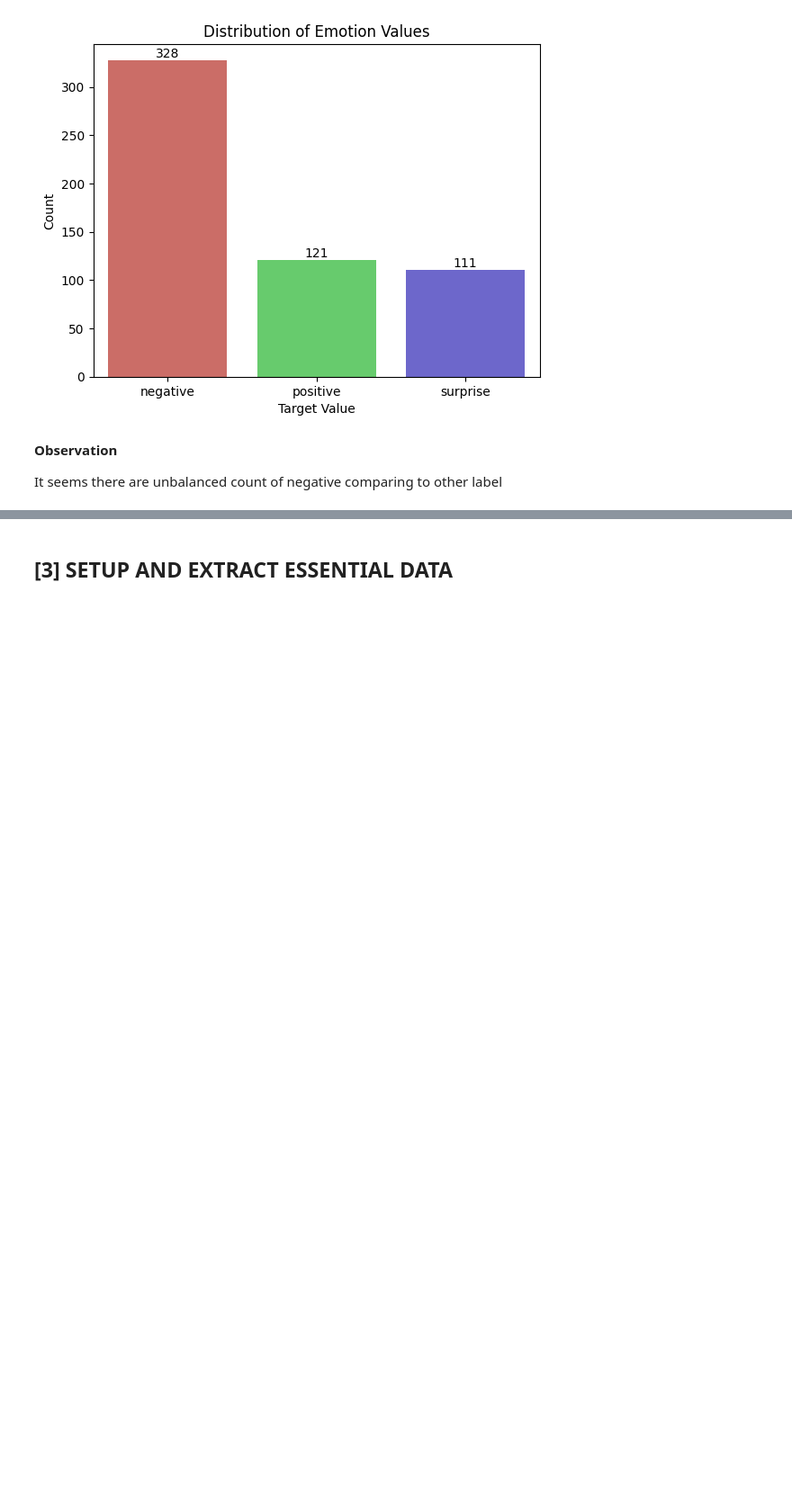
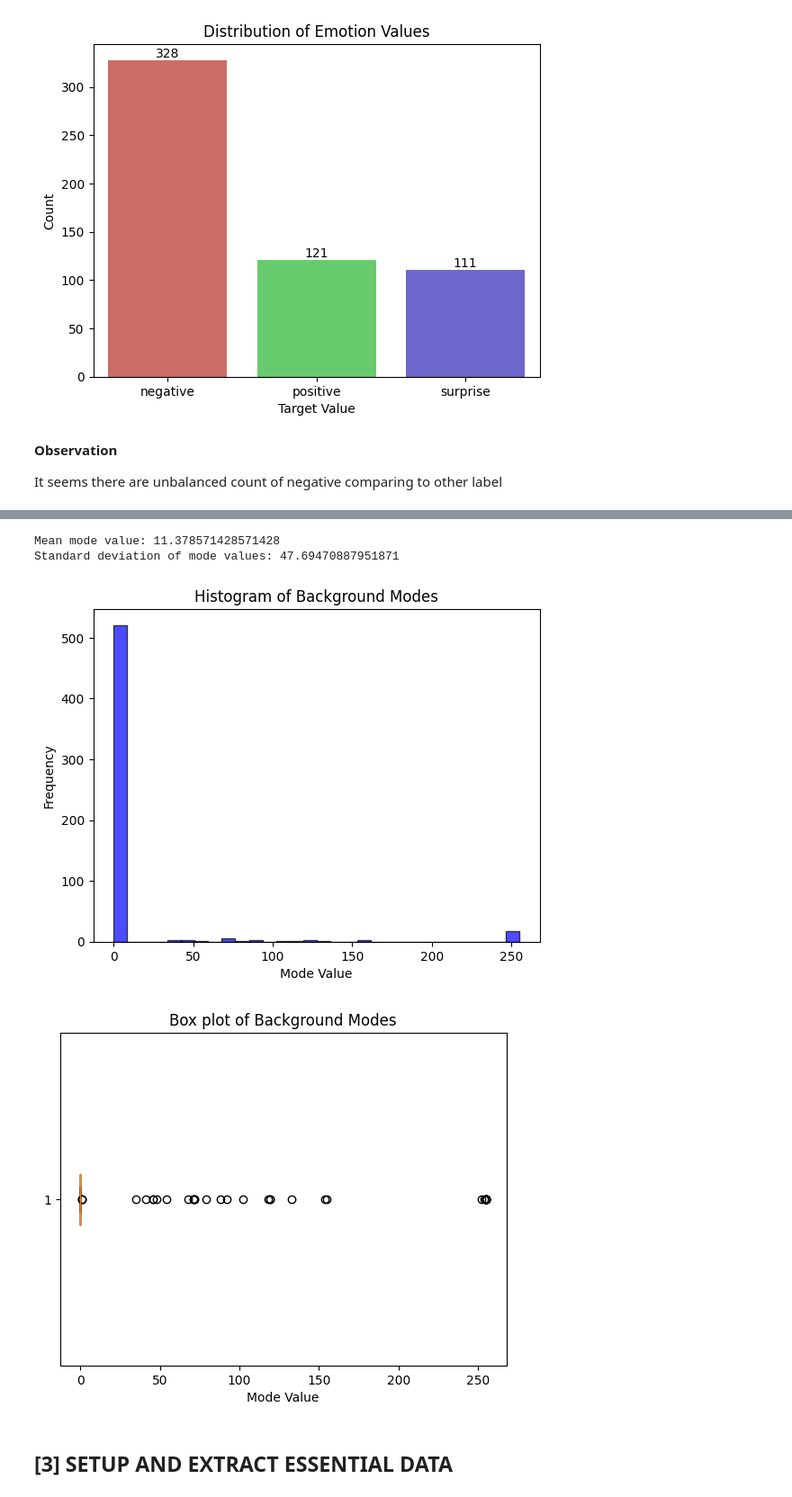
Before and after one commit to baopham2611/Deep_learning_a1, a Jupyter notebook: FacialClassifier.ipynb, the cells around one changed output, grey strips where cells are left out. Shown at 90% size. Drawn from its saved outputs; the diff is of its cells as text; code cells hidden in the pictures; blank space fills up the shorter version.

```diff
--- a/FacialClassifier.ipynb
+++ b/FacialClassifier.ipynb
@@ -127,3 +223,44 @@ It seems there are unbalanced count of negative comparing to other label
+# %%
+# Background Consistency Check
+background_modes = []
+
+for img_path in img_path_list:
+    img = cv2.imread(img_path, cv2.IMREAD_GRAYSCALE)  # Grayscale simplifies the analysis
+    border_pixels = np.concatenate([img[0, :], img[-1, :], img[:, 0], img[:, -1]])  # Extract border pixels
+    mode = stats.mode(border_pixels)  # Find the mode of the border pixels
+    background_modes.append(mode)
+
+# Now you can analyze the background_modes list to check for consistency
+# %%
+
+# Extract the mode values and counts
+mode_values = [mode.mode[0] for mode in background_modes]
+mode_counts = [mode.count[0] for mode in background_modes]
+
+# Calculate basic statistics
+mean_mode = np.mean(mode_values)
+std_dev_mode = np.std(mode_values)
+
+print(f"Mean mode value: {mean_mode}")
+print(f"Standard deviation of mode values: {std_dev_mode}")
+
+# Visualize the distribution of mode values
+plt.hist(mode_values, bins=30, alpha=0.7, color='blue', edgecolor='black')
+plt.title('Histogram of Background Modes')
+plt.xlabel('Mode Value')
+plt.ylabel('Frequency')
+plt.show()
+
+# Box plot for detecting outliers
+plt.boxplot(mode_values, vert=False)
+plt.title('Box plot of Background Modes')
+plt.xlabel('Mode Value')
+plt.show()
+# %% [output]
+Mean mode value: 11.378571428571428
+Standard deviation of mode values: 47.69470887951871
+[figure, added]
+[figure, added]
 # %% [markdown]
 ## [3] SETUP AND EXTRACT ESSENTIAL DATA
 # %% [markdown]
```
Also changed, not shown: parts of 17 cells of this notebook.
